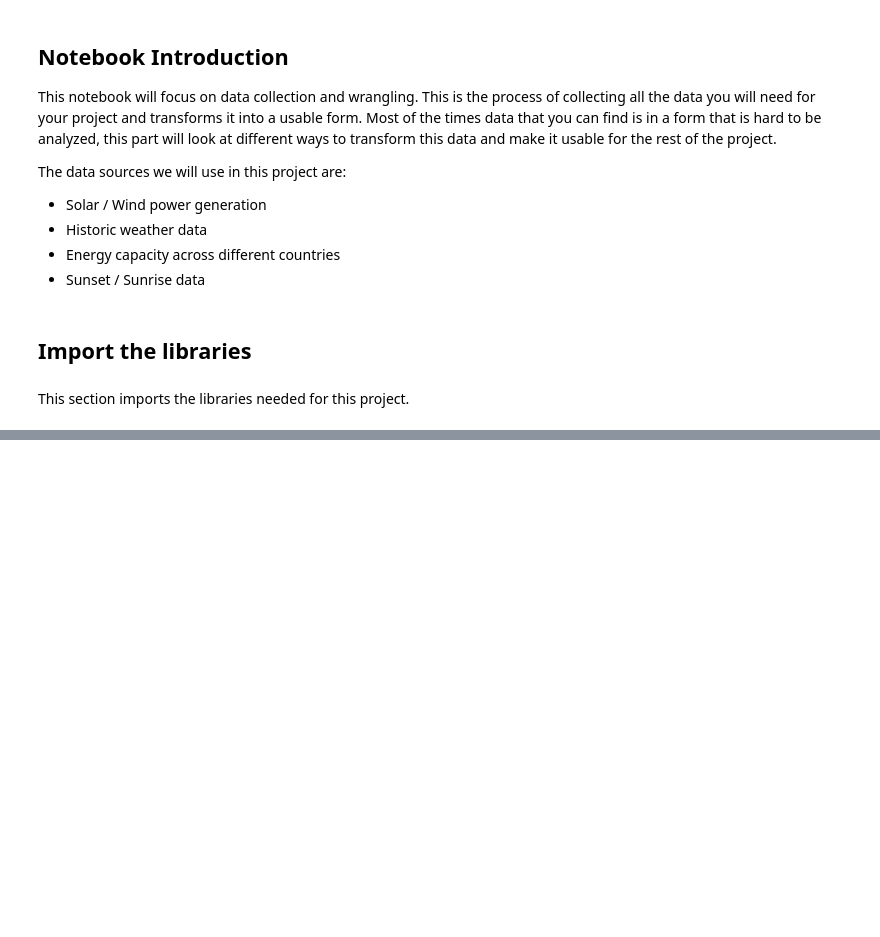
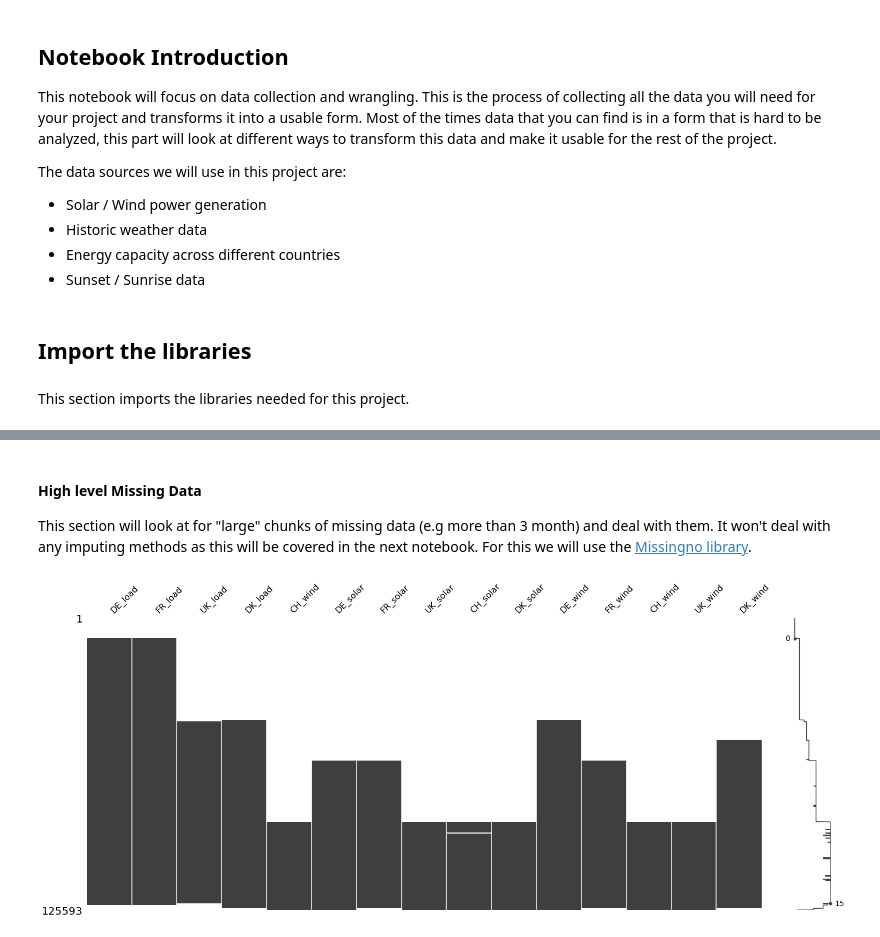
Before and after one commit to Stratoshad/power_generation_analysis, a Jupyter notebook: notebooks/Notebook 1 - Data Collection.ipynb, the cells around one changed output, grey strips where cells are left out. Cells and saved outputs as stored; diff of their text form; code cells hidden in the pictures; blank space fills up the shorter version.

```diff
--- a/notebooks/Notebook 1 - Data Collection.ipynb
+++ b/notebooks/Notebook 1 - Data Collection.ipynb
@@ -67,0 +184,41 @@ df_energy.head()
+# %%
+# sum the columns that have both onshore and offshore
+# the min_count ensures that at least one value is present
+# otherwise it defaults to NaN
+df_energy_rel['GB_UKM_wind_generation_actual'] = df_energy_rel[['GB_UKM_wind_offshore_generation_actual',
+                                                                'GB_UKM_wind_onshore_generation_actual']].sum(min_count=1,
+                                                                                                          axis=1)
+
+df_energy_rel['DK_wind_generation_actual'] = df_energy_rel[['DK_wind_offshore_generation_actual',
+                                                            'DK_wind_onshore_generation_actual']].sum(min_count=1,
+                                                                                                      axis=1)
+
+# drop the original columns
+df_energy_rel = df_energy_rel.drop(["GB_UKM_wind_onshore_generation_actual",
+                                    "GB_UKM_wind_offshore_generation_actual",
+                                    "DK_wind_offshore_generation_actual",
+                                    "DK_wind_onshore_generation_actual"], axis=1)
+
+df_energy_rel = df_energy_rel.rename(columns={"FR_wind_onshore_generation_actual" : "FR_wind_generation_actual"})
+
+# replace "GB_UKM" with just "UK"
+df_energy_rel.columns = df_energy_rel.columns.str.replace("GB_UKM", "UK")
+
+# create a list to rename the columns
+renamed_cols = []
+
+# Loop through the columns and make the replacements
+for col in df_energy_rel.columns:
+
+    if "wind" in col:
+        renamed_cols.append(col.split("_")[0] + "_" + "wind")
+    elif "solar" in col:
+        renamed_cols.append(col.split("_")[0] + "_" + "solar")
+    elif "load" in col:
+        renamed_cols.append(col.split("_")[0] + "_" + "load")
+    else:
+        renamed_cols.append(col)
+
+# add the new columns and present the result
+df_energy_rel.columns = renamed_cols
+df_energy_rel.head(5)
@@ -67,0 +233,8 @@ df_energy.head()
+# %% [markdown]
+#### High level Missing Data
+This section will look at for "large" chunks of missing data (e.g more than 3 month) and deal with them. It won't deal with any imputing methods as this will be covered in the next notebook. For this we will use the [Missingno library](https://github.com/ResidentMario/missingno).
+# %%
+# create a missing data matrix
+msno.matrix(df_energy_rel);
+# %% [output]
+[figure, added]
```
Also changed, not shown: parts of 43 cells of this notebook.
